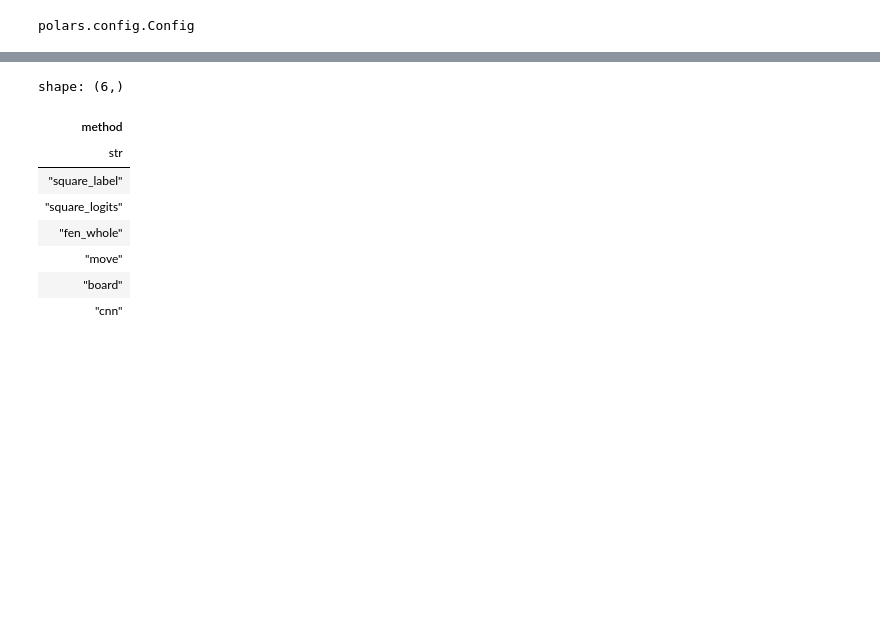
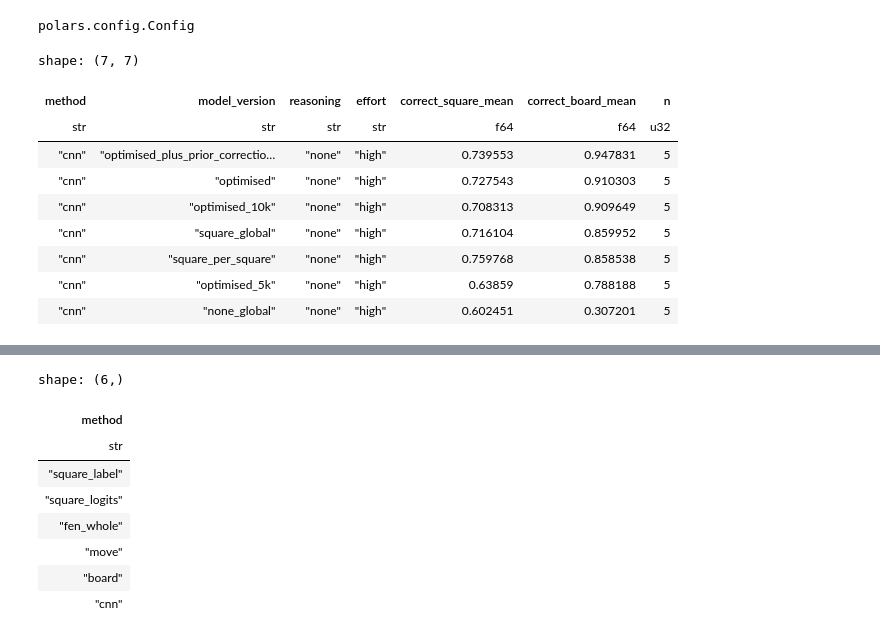
Before and after one commit to felixfabricius/robot-chess-commentator, a Jupyter notebook: evaluation/eval.ipynb, the cells around one changed output, grey strips where cells are left out. Cells and saved outputs as stored; diff of their text form; code cells hidden in the pictures; blank space fills up the shorter version.

```diff
--- a/evaluation/eval.ipynb
+++ b/evaluation/eval.ipynb
@@ -5,3 +5,27 @@ pl.Config.set_tbl_rows(30)
 polars.config.Config
 # %%
 df = pl.read_csv("results.csv")
+# %%
+(
+    df
+    .filter(pl.col("split").eq("val"))
+    .group_by("method", "model_version", "reasoning", "effort")
+    .agg(
+        pl.col("correct_square_mean").mean(),
+        pl.col("correct_board_mean").mean(),
+        pl.len().alias("n")
+    )
+    .sort("correct_board_mean", descending=True)
+    .filter(pl.col("method").eq("cnn"))
+)
+# %% [output]
+shape: (7, 7)
+| method | model_version | reasoning | effort | correct_square_mean | correct_board_mean | n |
+| str | str | str | str | f64 | f64 | u32 |
+| "cnn" | "optimised_plus_prior_correctio… | "none" | "high" | 0.739553 | 0.947831 | 5 |
+| "cnn" | "optimised" | "none" | "high" | 0.727543 | 0.910303 | 5 |
+| "cnn" | "optimised_10k" | "none" | "high" | 0.708313 | 0.909649 | 5 |
+| "cnn" | "square_global" | "none" | "high" | 0.716104 | 0.859952 | 5 |
+| "cnn" | "square_per_square" | "none" | "high" | 0.759768 | 0.858538 | 5 |
+| "cnn" | "optimised_5k" | "none" | "high" | 0.63859 | 0.788188 | 5 |
+| "cnn" | "none_global" | "none" | "high" | 0.602451 | 0.307201 | 5 |
```
Also changed, not shown: parts of 2 cells of this notebook, 40 other files.
